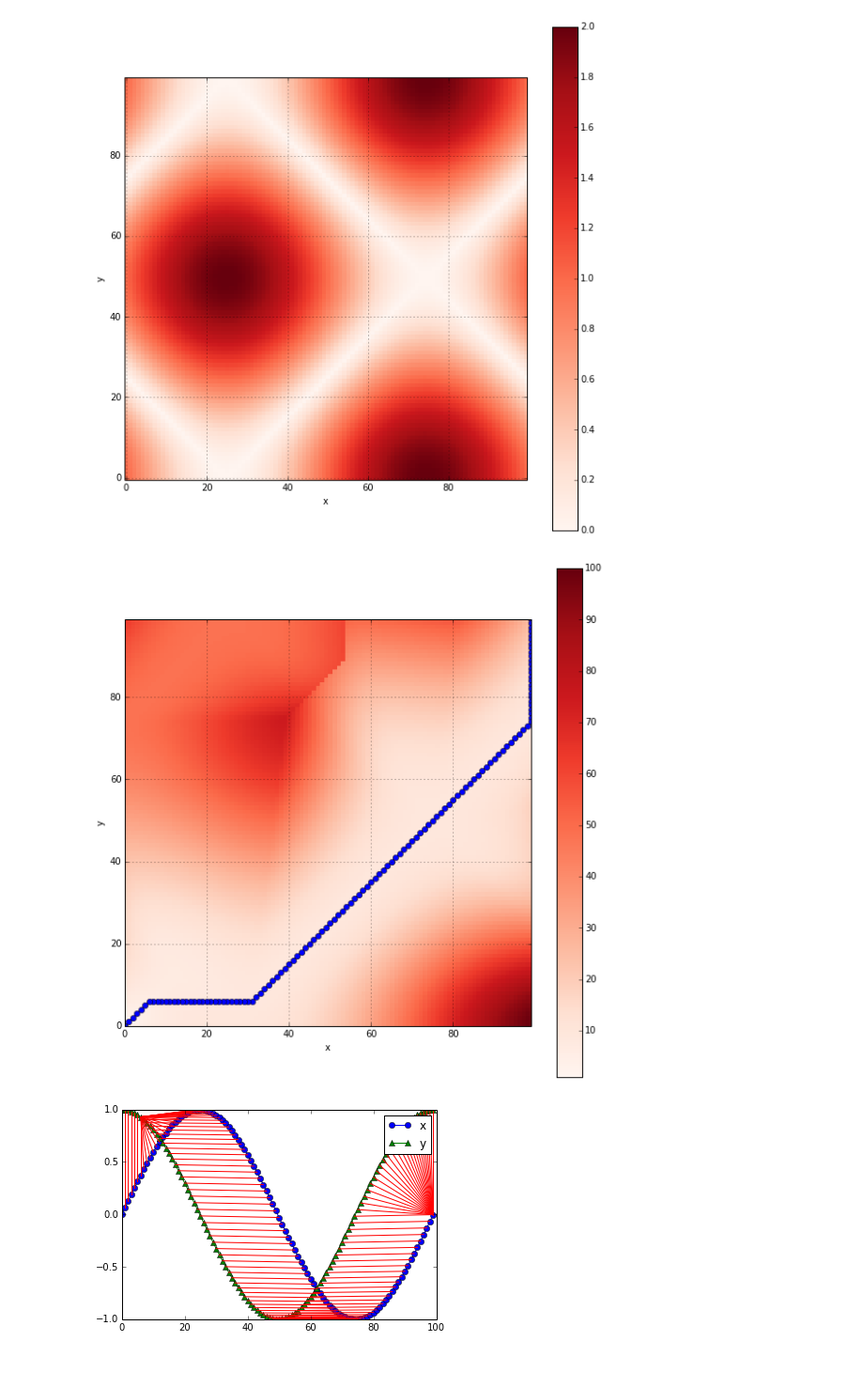
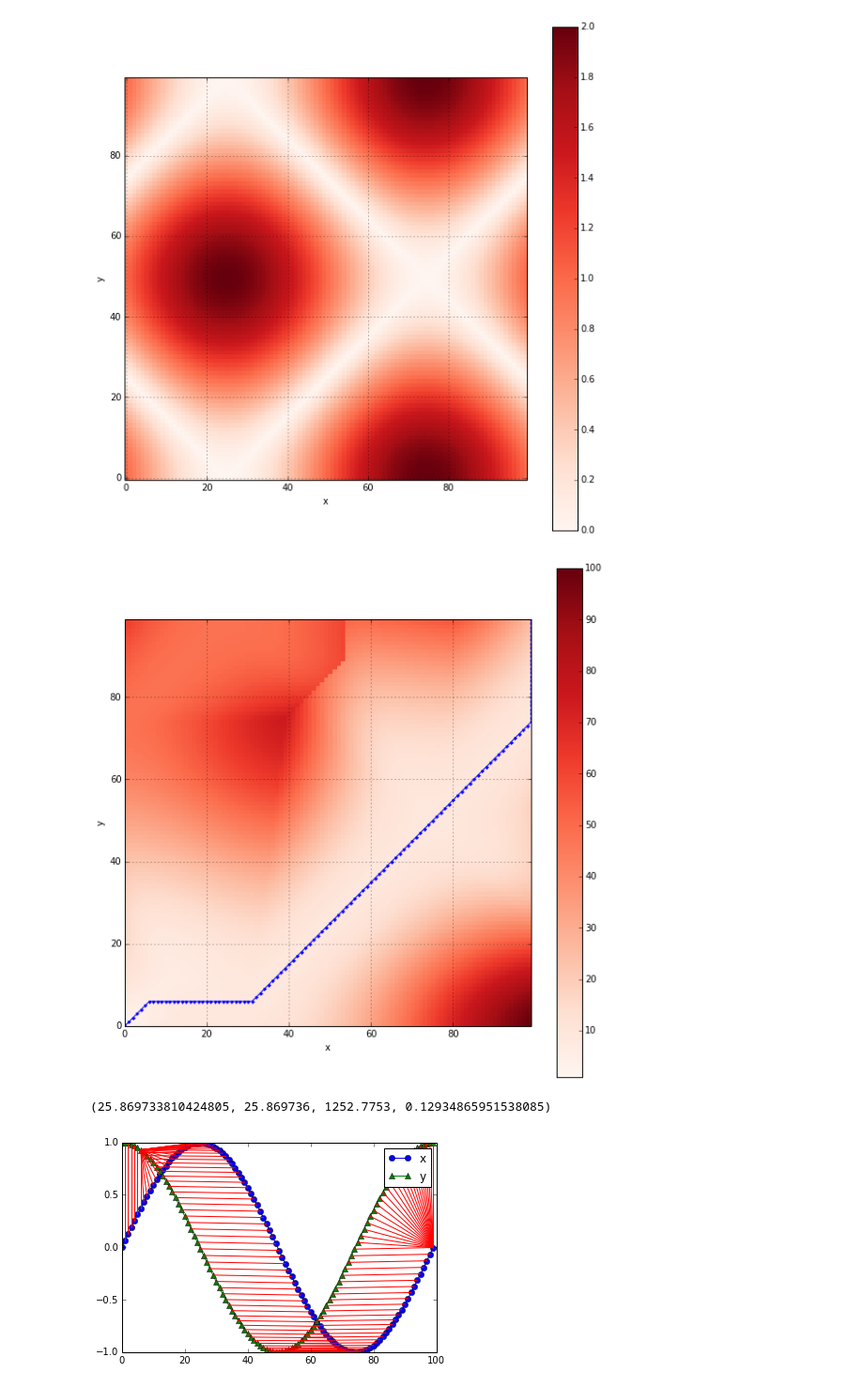
Before and after one commit to ricardodeazambuja/DTW, a Jupyter notebook: Dynamic_Time_Warping.ipynb, the cells around one changed output. Shown at 94% size. Drawn from its saved outputs; the diff is of its cells as text; code cells hidden in the pictures.

Commit message:
Extra example
Comparing the results with:
https://pypi.python.org/pypi/dtw/1.0

```diff
--- a/Dynamic_Time_Warping.ipynb
+++ b/Dynamic_Time_Warping.ipynb
@@ -670,8 +670,9 @@ plt.show()
 ### Reproducing the sin / cosine example from http://nipunbatra.github.io/2014/07/dtw/
 # %%
 idx = numpy.linspace(0, 6.28, 100)
+idy = numpy.linspace(0, 6.28, 100)
 x = numpy.sin(idx)
-y = numpy.cos(idx)
+y = numpy.cos(idy)
 dist=dtw_C.distances_matrix(x,y)
 distance_cost_plot(dist)
 # %% [output]
@@ -679,14 +680,21 @@ distance_cost_plot(dist)
 # %%
 accumulated_cost=dtw_C.accumulated_cost_matrix(x,y,dist)
 path,cost = dtw_C.path_cost_calculation(x,y,dist,accumulated_cost)
 
 distance_cost_plot(accumulated_cost)
-plt.plot(path[:,0],path[:,1],'o-')
+plt.plot(path[:,0],path[:,1],'.-')
 plt.xlim(0,path[0,0])
 plt.ylim(0,path[0,1])
 plt.show()
 # %% [output]
-[figure, old version]
+[figure, new version]
+# %%
+cost, \
+numpy.array([dist[i,j] for i,j in zip(path[:,0],path[:,1])]).sum(),\
+numpy.array([accumulated_cost[i,j] for i,j in zip(path[:,0],path[:,1])]).sum(),\
+accumulated_cost[-1,-1]/sum(accumulated_cost.shape) # Same cost as in https://pypi.python.org/pypi/dtw/1.0
+# %% [output]
+(25.869733810424805, 25.869736, 1252.7753, 0.12934865951538085)
 # %%
 plt.plot(x, 'bo-' ,label='x')
 plt.plot(y, 'g^-', label = 'y')
```
Also changed, not shown: parts of 24 cells of this notebook.
